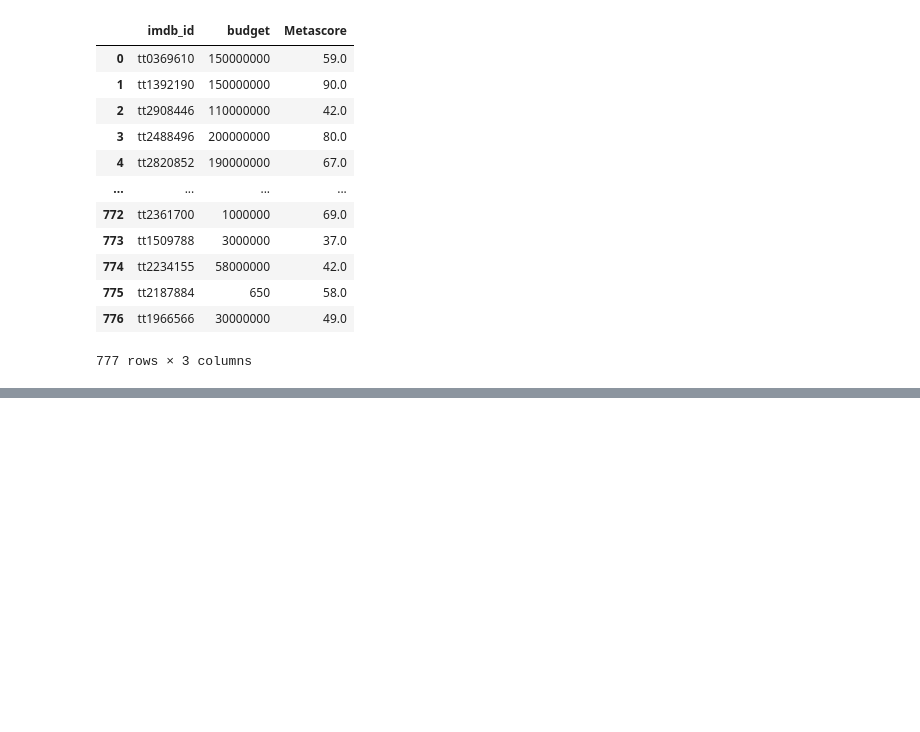
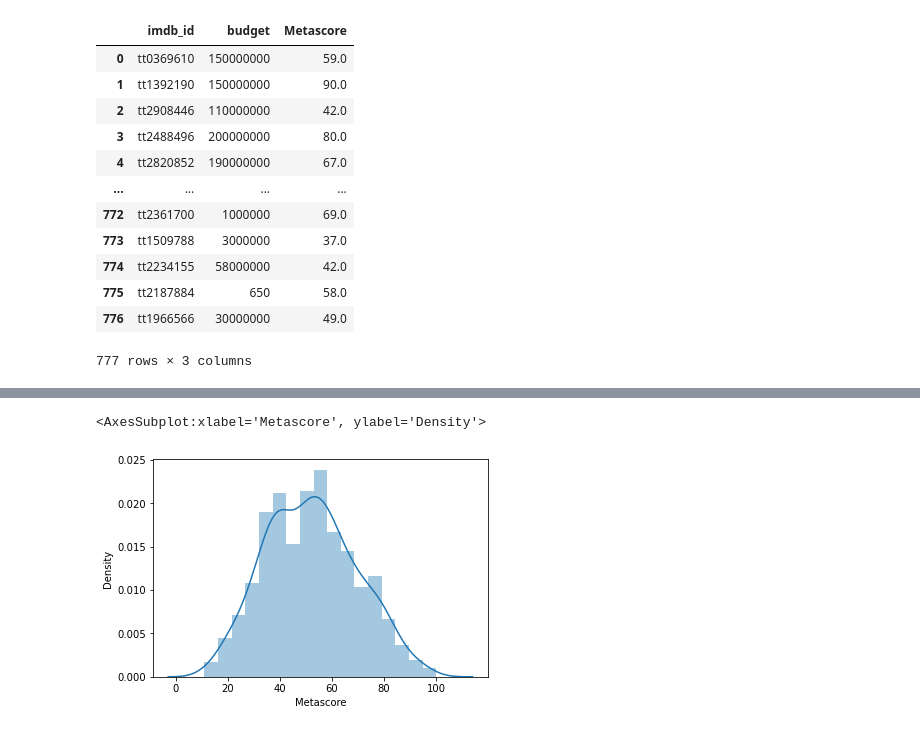
Before and after one commit to SiweiC/final_project_siwei_cheng, a Jupyter notebook: code/final_project_siwei_cheng.ipynb, the cells around one changed output, grey strips where cells are left out. Cells and saved outputs as stored; diff of their text form; code cells hidden in the pictures; blank space fills up the shorter version.

```diff
--- a/code/final_project_siwei_cheng.ipynb
+++ b/code/final_project_siwei_cheng.ipynb
@@ -113,0 +156,6 @@ budget_metascore.to_csv('../data/budget_metascore.csv')
+# %%
+import seaborn as sns
+sns.distplot(dataset['Metascore'])
+# %% [output]
+<AxesSubplot:xlabel='Metascore', ylabel='Density'>
+[figure, added]
```
Also changed, not shown: parts of 31 cells of this notebook, 3 other files.
